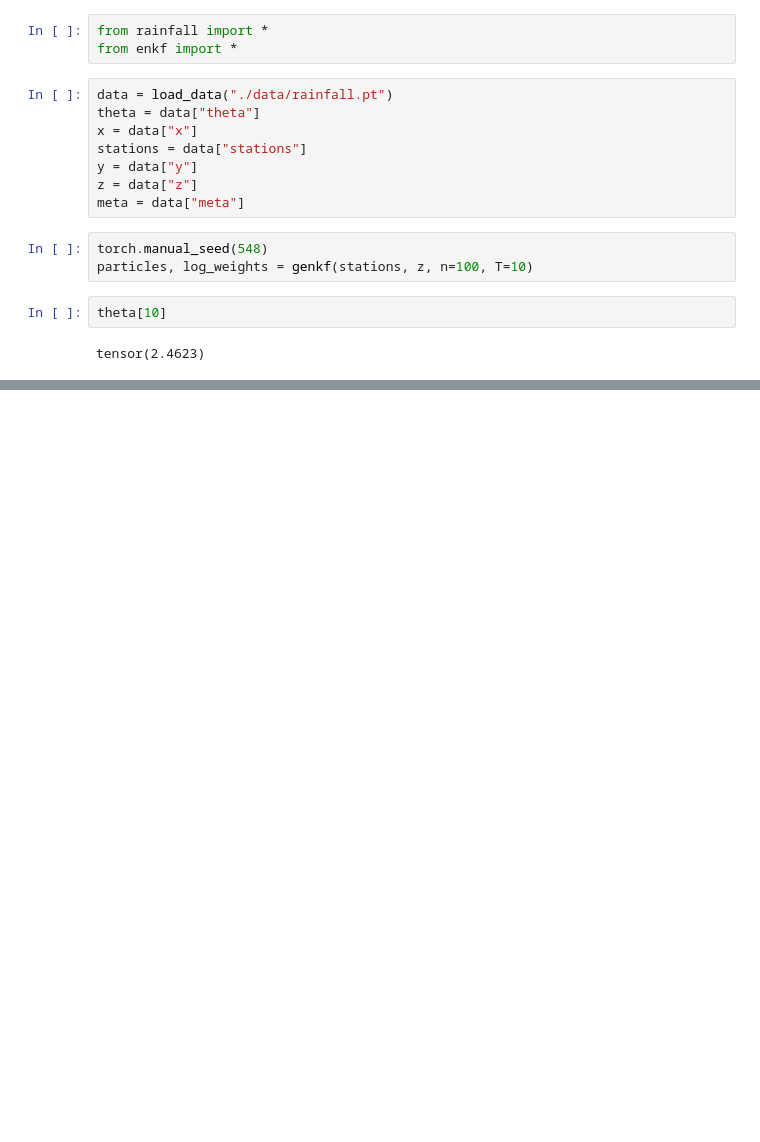
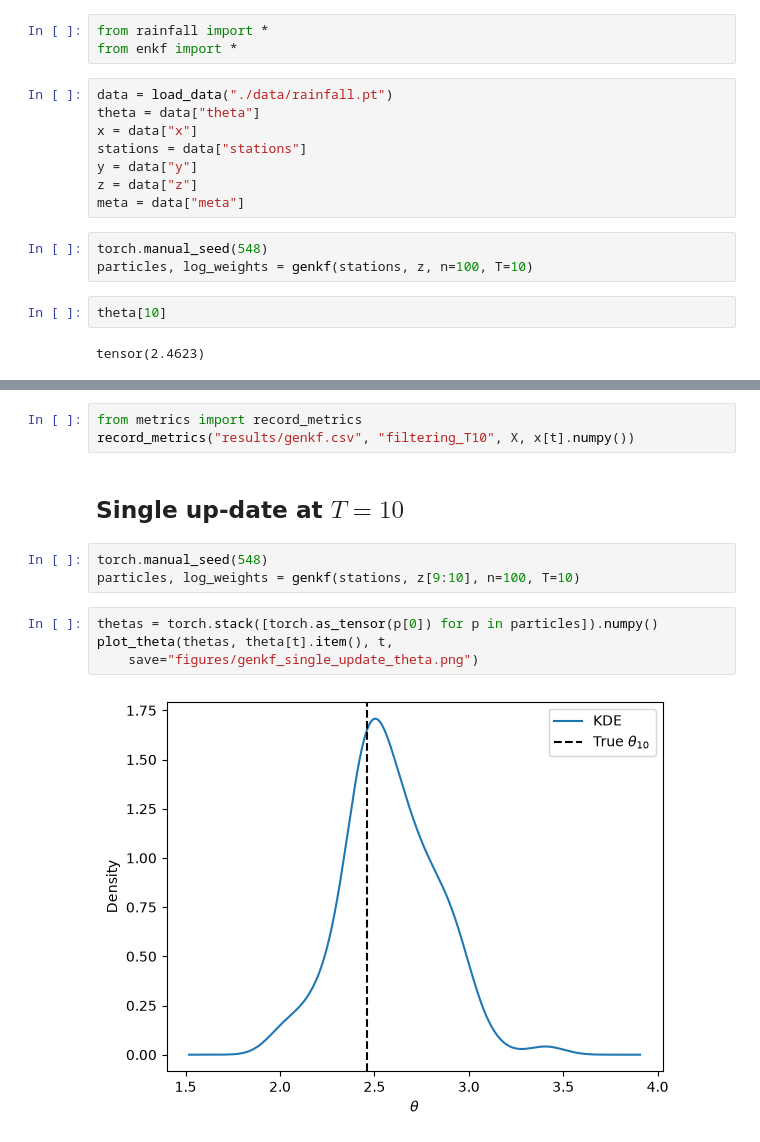
Before and after one commit to zach-lau/QP1, a Jupyter notebook: code/simulation/genkf.ipynb, the cells around one changed output, grey strips where cells are left out. Drawn from its saved outputs; the diff is of its cells as text; blank space fills up the shorter version.

```diff
--- a/code/simulation/genkf.ipynb
+++ b/code/simulation/genkf.ipynb
@@ -95,0 +58,14 @@ plt.show()
+# %%
+from metrics import record_metrics
+record_metrics("results/genkf.csv", "filtering_T10", X, x[t].numpy())
+# %% [markdown]
+## Single up-date at $T=10$
+# %%
+torch.manual_seed(548)
+particles, log_weights = genkf(stations, z[9:10], n=100, T=10)
+# %%
+thetas = torch.stack([torch.as_tensor(p[0]) for p in particles]).numpy()
+plot_theta(thetas, theta[t].item(), t,
+    save="figures/genkf_single_update_theta.png")
+# %% [output]
+[figure, added]
```
Also changed, not shown: parts of 12 cells of this notebook, 36 other files.
